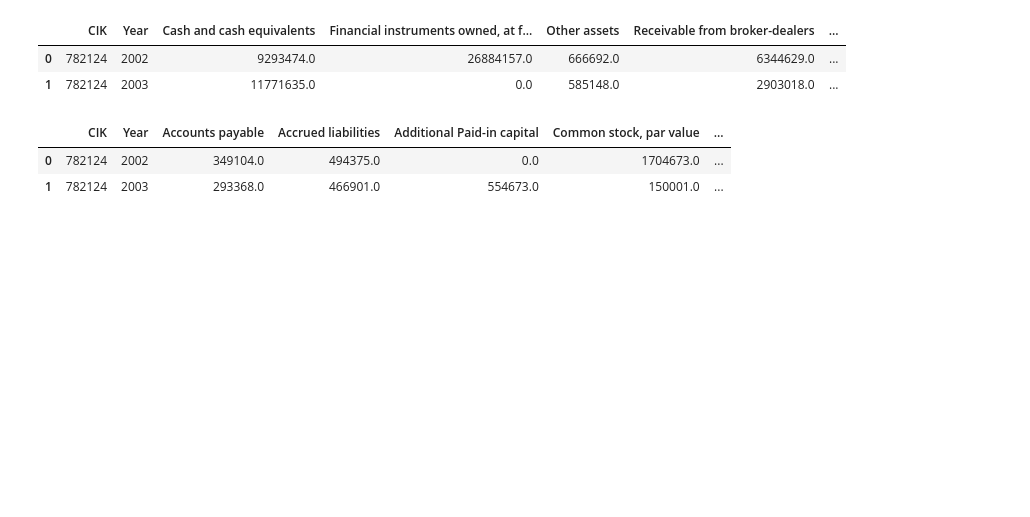
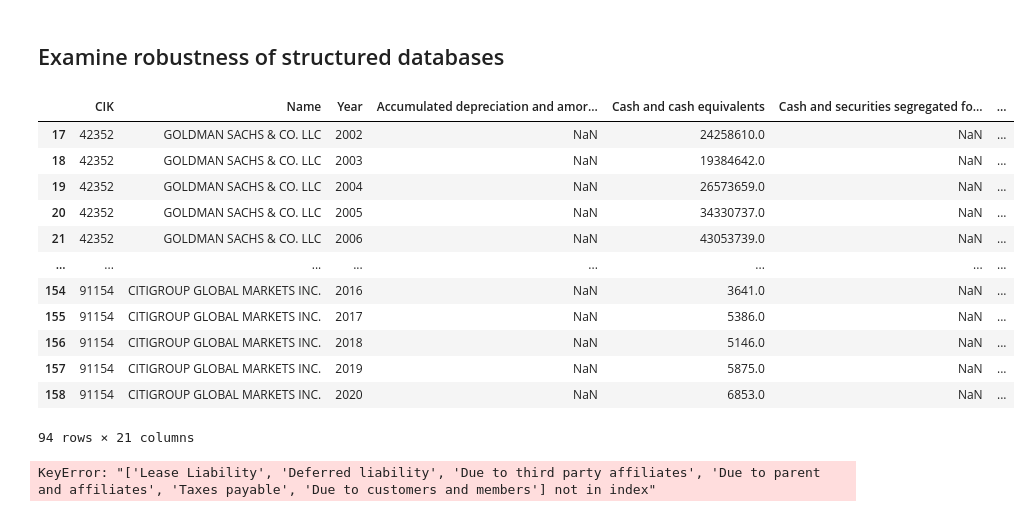
Before and after one commit to fernando-duarte/X17A5, a Jupyter notebook: datebaseStructured.ipynb, the cells around one changed output. Drawn from its saved outputs; the diff is of its cells as text; code cells hidden in the pictures; blank space fills up the shorter version.

```diff
--- a/datebaseStructured.ipynb
+++ b/datebaseStructured.ipynb
@@ -48,14 +35,19 @@ def structured_data(unstructured_df:pd.DataFrame, cluster_df:pd.DataFrame) -> pd
 
     structured_df = pd.DataFrame()
     label_names = np.unique(cluster_df.Labels.values)
+    remap = {}
 
     # assume that the there exists columns 'CIK' and 'Year' for unstructured data
-    structured_df = unstructured_df[['CIK', 'Year']]
+    structured_df = unstructured_df[['CIK', 'Name', 'Year']]
 
     for label in label_names:
         data = cluster_df[cluster_df['Labels'] == label]['LineItems']     # filter by corresponding cluster
 
-        # sum all columns, across row and map to structured dataframe
-        structured_df[label] = unstructured_df[data.values].sum(axis=1)
+        # we first select all predicted columns, sum across rows, replace 0 with NaN and report figures
+        sumV = unstructured_df[data.values].sum(axis=1).replace({0:np.nan})
 
+        # assign dictionary to have labels and matching vector
+        remap[label] = sumV
+
+    structured_df = structured_df.assign(**remap)
     return structured_df
@@ -62,8 +56,8 @@ def structured_data(unstructured_df:pd.DataFrame, cluster_df:pd.DataFrame) -> pd
 # %%
-asset_predictions = pd.DataFrame([assetDF.columns[2:],
-                                  assetMDL.predict(HashingVectorizer(n_features=1000).fit_transform(assetDF.columns[2:]))],
+asset_predictions = pd.DataFrame([assetDF.columns[3:],
+                                  assetMDL.predict(HashingVectorizer(n_features=1000).fit_transform(assetDF.columns[3:]))],
                                  index=['LineItems', 'Labels']).T
 
-liable_predictions = pd.DataFrame([liableDF.columns[2:],
-                                   liableMDL.predict(HashingVectorizer(n_features=1000).fit_transform(liableDF.columns[2:]))],
+liable_predictions = pd.DataFrame([liableDF.columns[3:],
+                                   liableMDL.predict(HashingVectorizer(n_features=1000).fit_transform(liableDF.columns[3:]))],
                                   index=['LineItems', 'Labels']).T
@@ -107,12 +64,2 @@ liable_predictions
-# %%
-structured_data(assetDF, asset_predictions)
-# %% [output]
-|  | CIK | Year | Cash and cash equivalents | Financial instruments owned, at f... | Other assets | Receivable from broker-dealers | ... |
-| 0 | 782124 | 2002 | 9293474.0 | 26884157.0 | 666692.0 | 6344629.0 | ... |
-| 1 | 782124 | 2003 | 11771635.0 | 0.0 | 585148.0 | 2903018.0 | ... |
-# %%
-structured_data(liableDF, liable_predictions)
-# %% [output]
-|  | CIK | Year | Accounts payable | Accrued liabilities | Additional Paid-in capital | Common stock, par value | ... |
-| 0 | 782124 | 2002 | 349104.0 | 494375.0 | 0.0 | 1704673.0 | ... |
-| 1 | 782124 | 2003 | 293368.0 | 466901.0 | 554673.0 | 150001.0 | ... |
+# %% [markdown]
+## Examine robustness of structured databases
@@ -118,0 +85,43 @@ structured_data(liableDF, liable_predictions)
+# %%
+# construct the strucutred data set
+tempdf = structured_data(assetDF, asset_predictions)
+tempdf.to_csv('structAsset.csv', index=False)
+
+# filter out the Total Assets total
+cols = tempdf.columns[3:]
+cols = cols[~np.isin(cols, 'Total assets')]
+
+# compute the total asset check for each of the firms (robustness for equality figure)
+tempdf = tempdf.assign(Check=(tempdf['Total assets'] == tempdf[cols].sum(axis=1)))
+# %%
+tempdf[tempdf.Check == False]
+# %% [output]
+|  | CIK | Name | Year | Accumulated depreciation and amor... | Cash and cash equivalents | Cash and securities segregated fo... | ... |
+| 17 | 42352 | GOLDMAN SACHS & CO. LLC | 2002 | NaN | 24258610.0 | NaN | ... |
+| 18 | 42352 | GOLDMAN SACHS & CO. LLC | 2003 | NaN | 19384642.0 | NaN | ... |
+| 19 | 42352 | GOLDMAN SACHS & CO. LLC | 2004 | NaN | 26573659.0 | NaN | ... |
+| 20 | 42352 | GOLDMAN SACHS & CO. LLC | 2005 | NaN | 34330737.0 | NaN | ... |
+| 21 | 42352 | GOLDMAN SACHS & CO. LLC | 2006 | NaN | 43053739.0 | NaN | ... |
+| ... | ... | ... | ... | ... | ... | ... | ... |
+| 154 | 91154 | CITIGROUP GLOBAL MARKETS INC. | 2016 | NaN | 3641.0 | NaN | ... |
+| 155 | 91154 | CITIGROUP GLOBAL MARKETS INC. | 2017 | NaN | 5386.0 | NaN | ... |
+| 156 | 91154 | CITIGROUP GLOBAL MARKETS INC. | 2018 | NaN | 5146.0 | NaN | ... |
+| 157 | 91154 | CITIGROUP GLOBAL MARKETS INC. | 2019 | NaN | 5875.0 | NaN | ... |
+| 158 | 91154 | CITIGROUP GLOBAL MARKETS INC. | 2020 | NaN | 6853.0 | NaN | ... |
+94 rows × 21 columns
+# %%
+# construct the strucutred data set
+tempdf = structured_data(liableDF, liable_predictions)
+tempdf.to_csv('structLiable.csv', index=False)
+
+# filter out the Total Liability, Equity and Combined totals
+cols = tempdf.columns[3:]
+cols = cols[~np.isin(cols, ['Total liabilities', "Total liabilities and shareholder's equity",
+                            "Total shareholder's equity"])]
+
+# compute the total asset check for each of the firms (robustness for equality figure)
+tempdf = tempdf.assign(Check1=(tempdf['Total liabilities'] == tempdf[liableterms].sum(axis=1)))
+tempdf = tempdf.assign(Check2=(tempdf["Total shareholder's equity"] == tempdf[equityterms].sum(axis=1)))
+tempdf = tempdf.assign(Check2=(tempdf["Total liabilities and shareholder's equity"] == tempdf[cols].sum(axis=1)))
+# %% [output]
+KeyError: "['Lease Liability', 'Deferred liability', 'Due to third party affiliates', 'Due to parent and affiliates', 'Taxes payable', 'Due to customers and members'] not in index"
```
Also changed, not shown: parts of 13 cells of this notebook, 12 other files.
